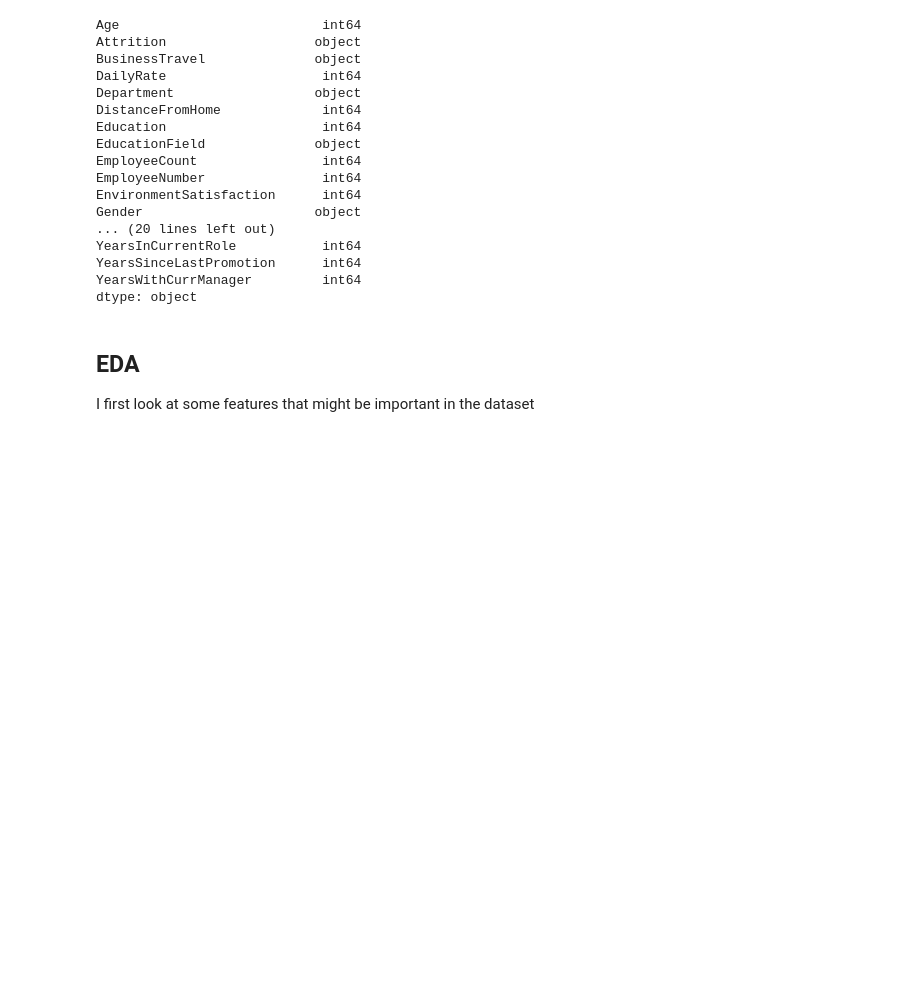
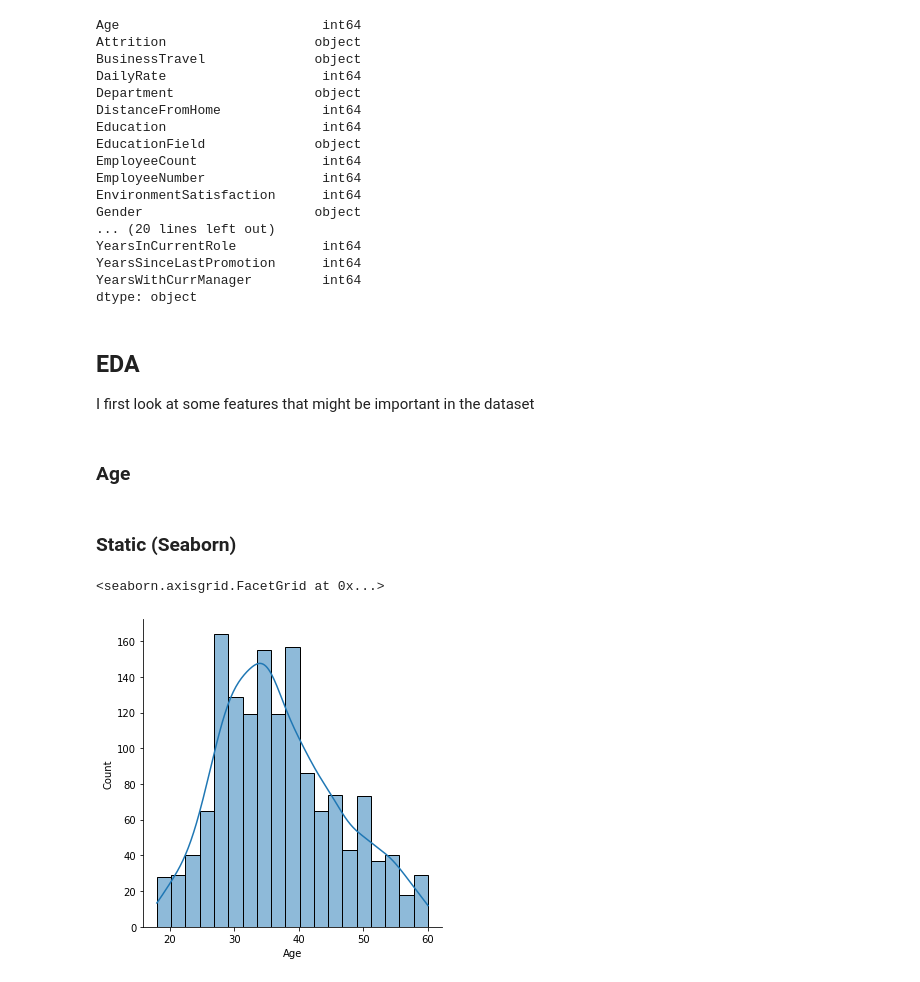
Before and after one commit to mpkrass7/ibm_churn, a Jupyter notebook: hr_churn_analysis.ipynb, the cells around one changed output. Drawn from its saved outputs; the diff is of its cells as text; code cells hidden in the pictures; blank space fills up the shorter version.

Commit message:
Add static plots

```diff
--- a/hr_churn_analysis.ipynb
+++ b/hr_churn_analysis.ipynb
@@ -102,3 +100,15 @@ dtype: object
 ## EDA
 
 I first look at some features that might be important in the dataset
+# %% [markdown]
+### Age
+# %% [markdown]
+### Static (Seaborn)
+# %%
+sns.displot(
+    df.Age,
+    kde = True
+)
+# %% [output]
+<seaborn.axisgrid.FacetGrid at 0x...>
+[figure, added]
```
Also changed, not shown: parts of 4 cells of this notebook.
